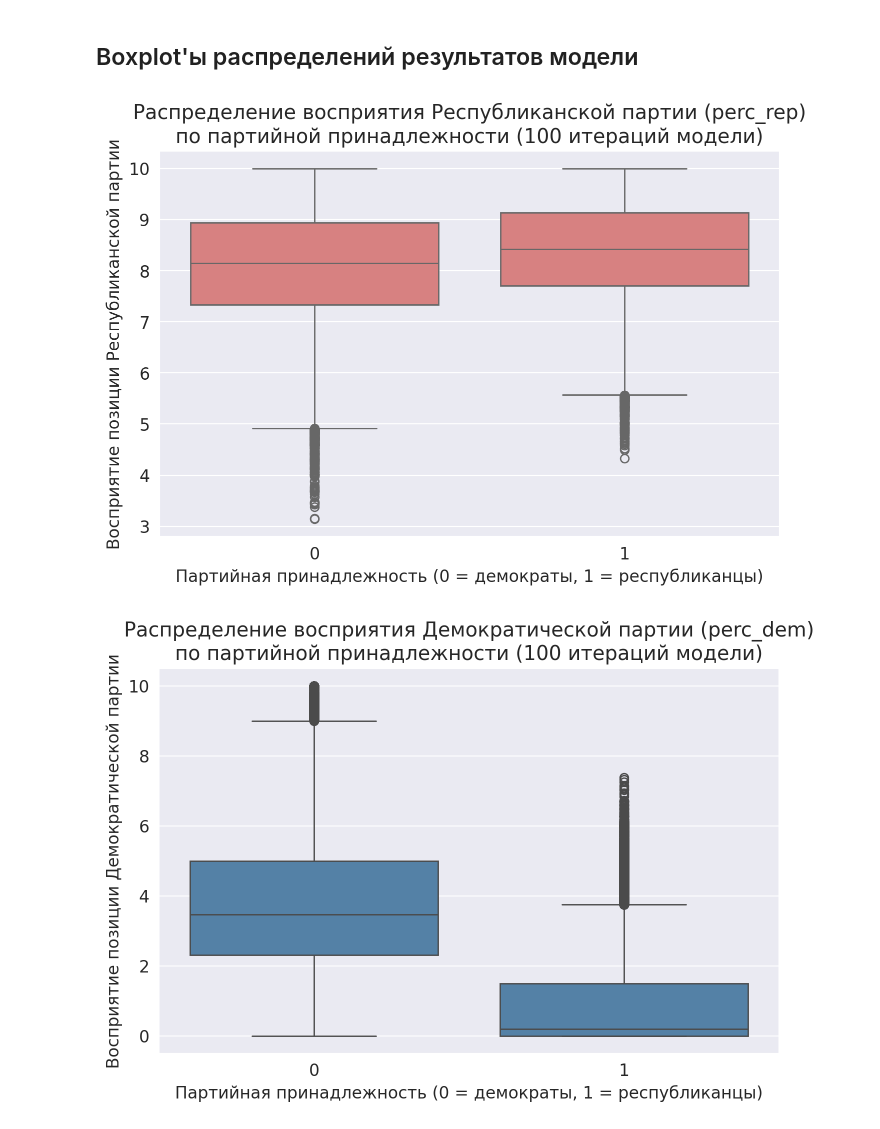
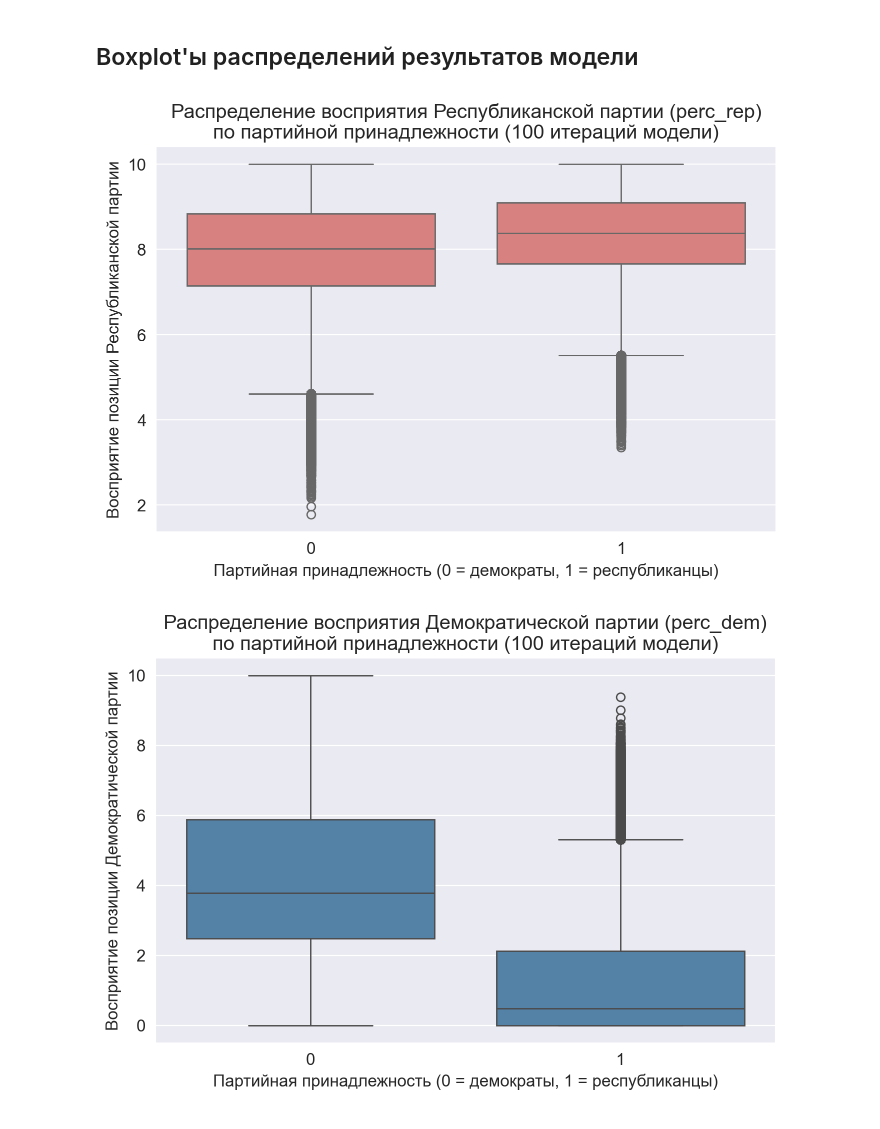
Before and after one commit to mrariv/model_polarization, a Jupyter notebook: model_results.ipynb, the cells around one changed output. Cells and saved outputs as stored; diff of their text form; code cells hidden in the pictures.

Commit message:
Change graphs

```diff
--- a/model_results.ipynb
+++ b/model_results.ipynb
@@ -275,28 +272,2 @@ plt.show()
 # %% [markdown]
 ## Гистограммы распределений результатов модели
-# %%
-model = IdeologicalPolarizationModel(
-    n_agents=100000,
-    probability_logical_perception=0.8,
-    perception_std=1.0,
-    rep_pos=7,
-    dem_pos=3
-)
-
-n_iterations = 100
-all_perc_dem = []
-
-for i in range(n_iterations):
-    if i % 10 == 0:
-        print('Iteration:', i)
-    df = model.run_single_iteration()
-    perc_dem_values = df[df['party'] == 1]['perc_rep']
-    all_perc_dem.extend(perc_dem_values)
-
-plt.figure(figsize=(8, 6))
-sns.histplot(all_perc_dem, bins=10, kde=True, color='red')
-plt.title("Распределение восприятия Республиканской партии (perc_rep) у республиканцев\nпо 100 итерациям модели")
-plt.xlabel("perc_rep")
-plt.ylabel("Частота")
-plt.grid(True)
-plt.show()
@@ -325,19 +339,18 @@ plt.show()
 # %% [markdown]
 ## Boxplot'ы распределений результатов модели
 # %%
-import matplotlib.pyplot as plt
-sns.boxplot(data=df, x='party', y='perc_rep', color="#E57373")
+sns.boxplot(data=combined_df, x='party', y='perc_rep', color="#E57373")
 plt.title("Распределение восприятия Республиканской партии (perc_rep)\nпо партийной принадлежности (100 итераций модели)")
 plt.xlabel("Партийная принадлежность (0 = демократы, 1 = республиканцы)")
 plt.ylabel("Восприятие позиции Республиканской партии")
 plt.show()
 # %% [output]
-[figure, old version]
+[figure, new version]
 # %%
-sns.boxplot(data=df, x='party', y='perc_dem', color='steelblue')
+sns.boxplot(data=combined_df, x='party', y='perc_dem', color='steelblue')
 plt.title("Распределение восприятия Демократической партии (perc_dem)\nпо партийной принадлежности (100 итераций модели)")
 plt.xlabel("Партийная принадлежность (0 = демократы, 1 = республиканцы)")
 plt.ylabel("Восприятие позиции Демократической партии")
 plt.show()
 # %% [output]
-[figure, old version]
+[figure, new version]
```
Also changed, not shown: parts of 8 cells of this notebook.
